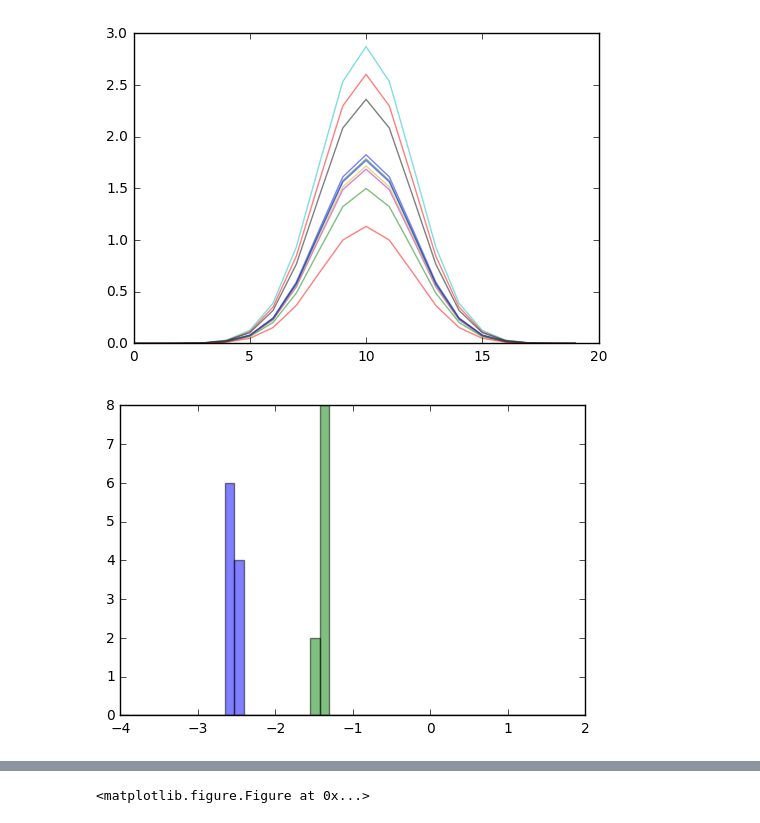
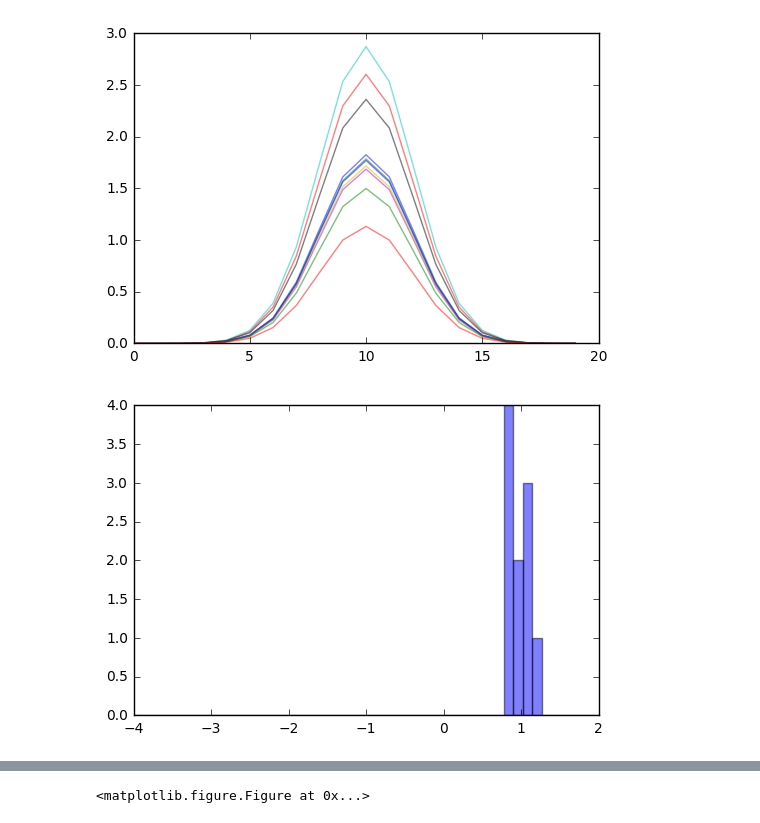
Before and after one commit to achristensen56/PyGLM, a Jupyter notebook: Tensor Multiplication.ipynb, the cells around one changed output, grey strips where cells are left out. Drawn from its saved outputs; the diff is of its cells as text; code cells hidden in the pictures.

```diff
--- a/Tensor Multiplication.ipynb
+++ b/Tensor Multiplication.ipynb
@@ -18,7 +15,7 @@ from glm_utils import *
 eps = 1e-3
 num_neurons = 10
 num_features = 20
-T = 1000
+T = 10000
 stim = np.random.normal(0, scale = 1, size = [T, num_features])
 
 weight_mat = np.zeros([num_features, num_neurons])
@@ -27,7 +24,7 @@ y = np.zeros([T, num_neurons])
 
 for i in range(num_neurons):
     s, w, t = generate_data(T, num_features, filt_amp = np.random.uniform(5, 15), c = 3, scale = 5,
-                            noise_model='gaussian', non_lin = sigmoid, stim = stim)
+                            noise_model='exponential', non_lin = sigmoid, stim = stim)
 
     weight_mat[:, i] = w
     weight_inits[:, i] = np.linalg.pinv(s).dot(t)
@@ -38,18 +35,18 @@ plt.plot(weight_mat, alpha = .5);
 # %% [output]
 [figure]
 # %%
-offset =  np.min(y) - eps
-#offset = 0
-y -= offset
+#offset =  np.min(y) - eps
+offset = 0
+#y -= offset
 
 c_int = cond_int(sigmoid, weight_mat, stim, 5, 3, nls = -offset/5)
 
 gLL = 1./T * sum(np.log(norm(0, 1).pdf(y - c_int)))
-eLL = 1./T * sum(np.log(gamma.pdf(y, 1, scale = c_int)))
+eLL = 1./T * sum(np.log(gamma.pdf(y, 2, scale = c_int/2)))
 
 bins = np.linspace(-4, 2, 50)
 
-plt.hist(gLL, bins = bins, color = 'g', alpha = .5);
+#plt.hist(gLL, bins = bins, color = 'g', alpha = .5);
 plt.hist(eLL, bins = bins, color = 'b', alpha = .5);
 # %% [output]
-[figure, old version]
+[figure, new version]
```
Also changed, not shown: parts of 8 cells of this notebook, 8 other files.
